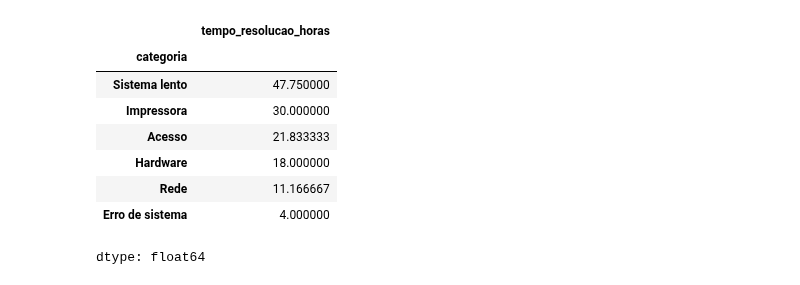
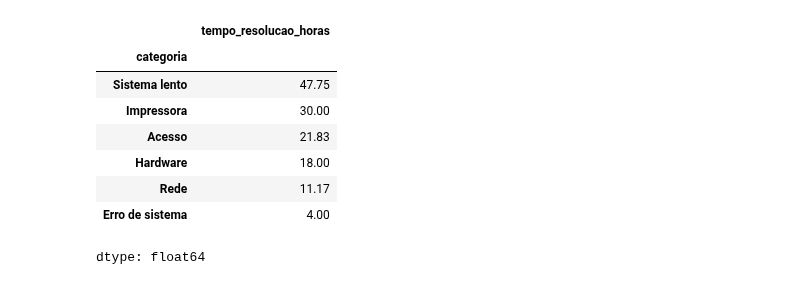
Before and after one commit to Dudab2/Ciencia_de_Dados_Aprendizagem_da_Maquina, a Jupyter notebook: Unidade02_Analise_e_Ciencia_de_Dados/Ciencia_dados_UN02.ipynb, the cells around one changed output. Drawn from its saved outputs; the diff is of its cells as text; code cells hidden in the pictures.

```diff
--- a/Unidade02_Analise_e_Ciencia_de_Dados/Ciencia_dados_UN02.ipynb
+++ b/Unidade02_Analise_e_Ciencia_de_Dados/Ciencia_dados_UN02.ipynb
@@ -75,4 +146,5 @@ df[df["categoria"].isin(["Acesso", "Rede"])]
 # %%
 df["data_abertura"] = pd.to_datetime(df["data_abertura"])
 df["tempo_dias"] = df["tempo_resolucao_horas"] / 24
-df["satisfacao"] = df["satisfacao"].astype("Int64")
+media = df.groupby("categoria")["tempo_resolucao_horas"].mean().sort_values(ascending=False)
+media
@@ -78,0 +197,6 @@ df["satisfacao"] = df["satisfacao"].astype("Int64")
+# %%
+colunas = ["id_chamado", "categoria", "prioridade", "status",
+           "tempo_resolucao_horas", "satisfacao", "reaberto"]
+analise = df[colunas].copy()
+resolvidos = analise[analise["status"] == "Resolvido"].copy()
+resolvidos
@@ -78,0 +221,5 @@ df["satisfacao"] = df["satisfacao"].astype("Int64")
+# %%
+limites = {"Crítica": 4, "Alta": 8, "Média": 24, "Baixa": 48}
+resolvidos["limite_sla_horas"] = resolvidos["prioridade"].map(limites)
+resolvidos["dentro_sla"] = resolvidos["tempo_resolucao_horas"] <= resolvidos["limite_sla_horas"]
+resolvidos
@@ -79,14 +258,13 @@ df["satisfacao"] = df["satisfacao"].astype("Int64")
 # %%
-df["status"].value_counts()
-df["tempo_resolucao_horas"].mean()
-df.groupby("categoria")["tempo_resolucao_horas"].mean().sort_values(ascending=False)
+media_categoria = resolvidos.groupby("categoria")["tempo_resolucao_horas"].mean().sort_values(ascending=False).round(2)
+media_categoria
 # %% [output]
 |  | tempo_resolucao_horas |
 | categoria |  |
-| Sistema lento | 47.750000 |
-| Impressora | 30.000000 |
-| Acesso | 21.833333 |
-| Hardware | 18.000000 |
-| Rede | 11.166667 |
-| Erro de sistema | 4.000000 |
+| Sistema lento | 47.75 |
+| Impressora | 30.00 |
+| Acesso | 21.83 |
+| Hardware | 18.00 |
+| Rede | 11.17 |
+| Erro de sistema | 4.00 |
 dtype: float64
```
Also changed, not shown: parts of 23 cells of this notebook.
